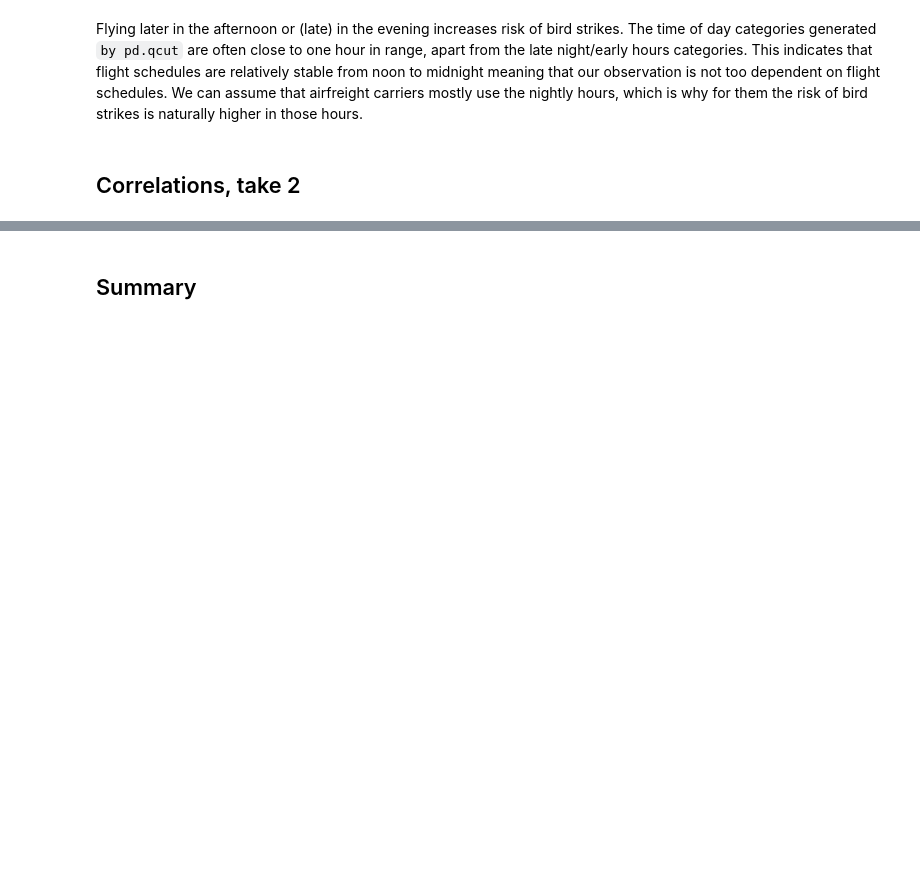
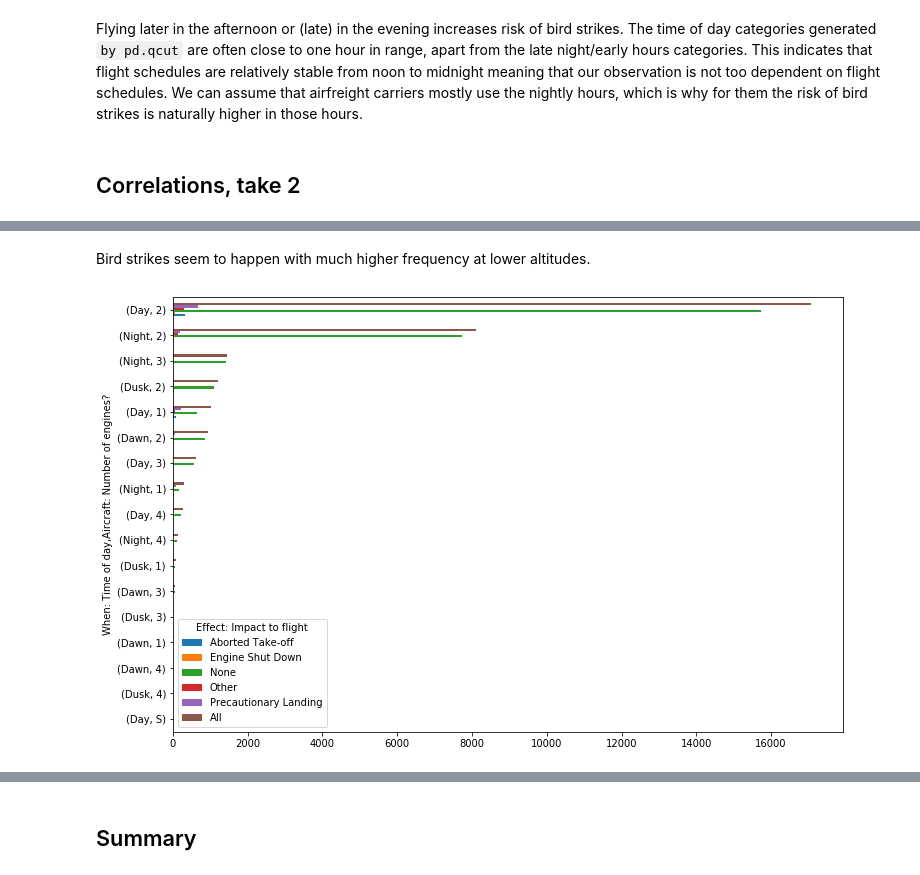
Before and after one commit to mikhas/sully, a Jupyter notebook: 00_eda.ipynb, the cells around one changed output, grey strips where cells are left out. Saved outputs shown, nothing was run; the diff lists cells and outputs as text; code cells hidden in the pictures; blank space fills up the shorter version.

```diff
--- a/00_eda.ipynb
+++ b/00_eda.ipynb
@@ -401,0 +409,7 @@ sns.pairplot(data_cc)
+# %% [markdown]
+Bird strikes seem to happen with much higher frequency at lower altitudes.
+# %%
+pd.crosstab([data_tod['When: Time of day'], data_tod['Aircraft: Number of engines?']], data_tod['Effect: Impact to flight'],
+            margins=True).sort_values(by='All', ascending=True)[:-1].plot.barh(figsize=(12, 8));
+# %% [output]
+[figure, added]
```
Also changed, not shown: parts of 10 cells of this notebook.
